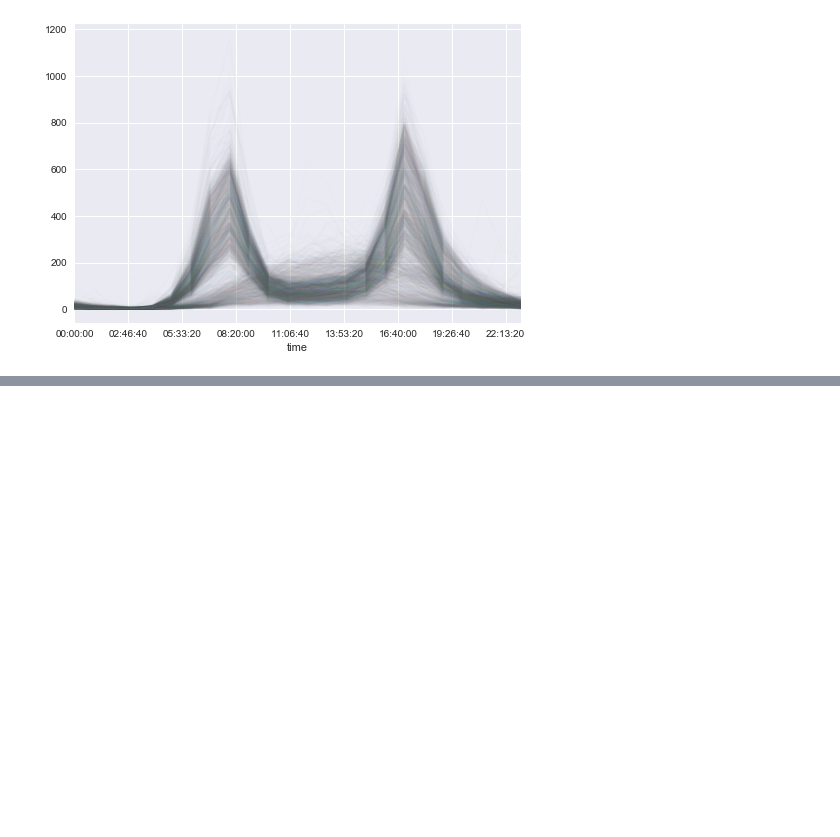
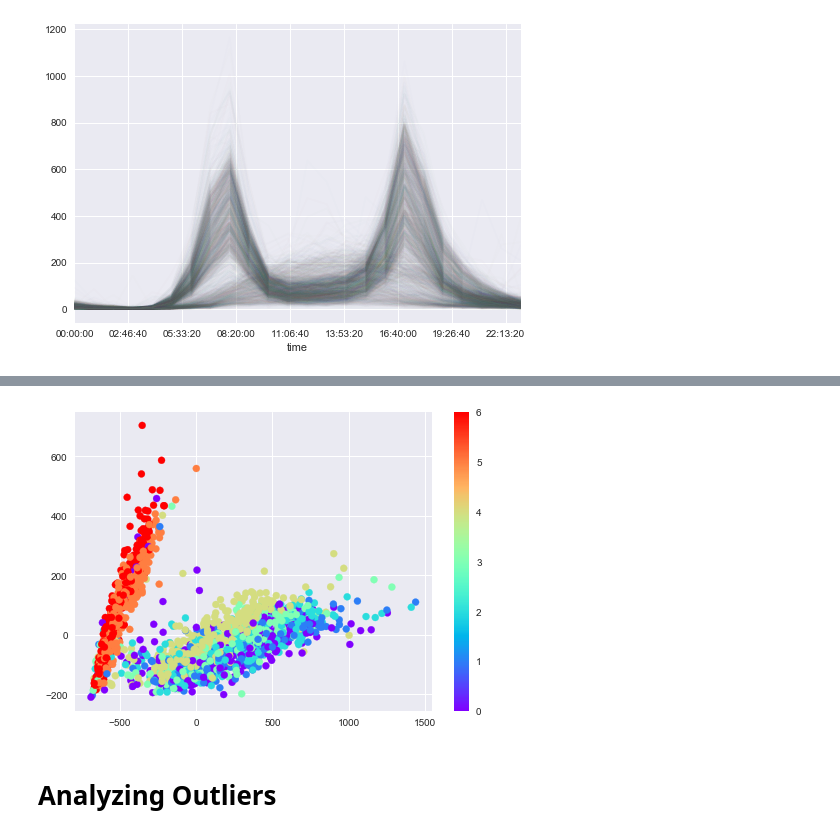
Before and after one commit to spencernelsonucla/Seattle, a Jupyter notebook: Seattle Bike Count.ipynb, the cells around one changed output, grey strips where cells are left out. Saved outputs shown, nothing was run; the diff lists cells and outputs as text; code cells hidden in the pictures; blank space fills up the shorter version.

```diff
--- a/Seattle Bike Count.ipynb
+++ b/Seattle Bike Count.ipynb
@@ -60,0 +118,7 @@ pivoted.plot(legend=False, alpha=0.01);
+# %%
+plt.scatter(X2[:, 0], X2[:, 1], c=dayofweek, cmap='rainbow')
+plt.colorbar();
+# %% [output]
+[figure, added]
+# %% [markdown]
+# Analyzing Outliers
```
Also changed, not shown: parts of 14 cells of this notebook.
